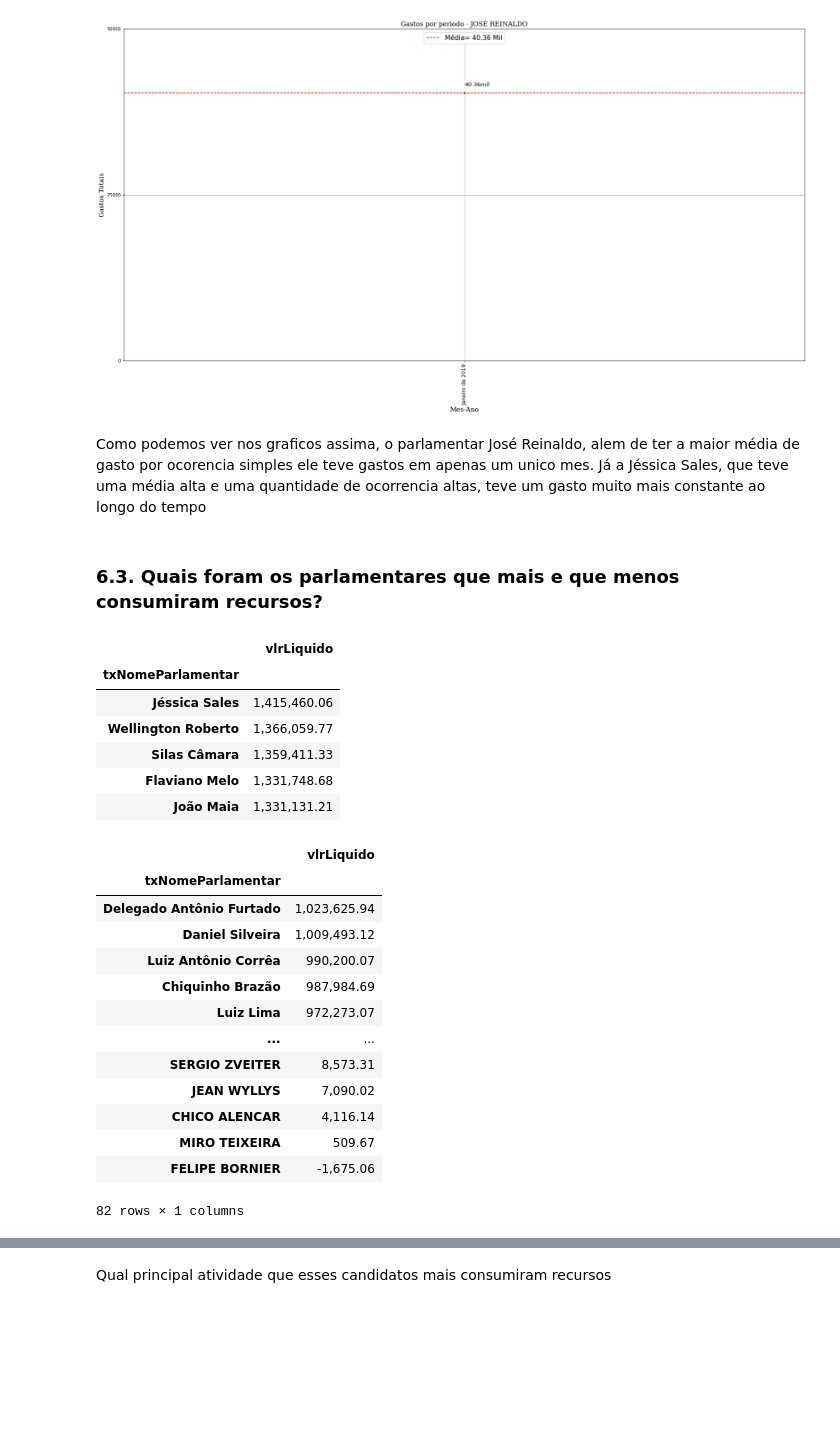
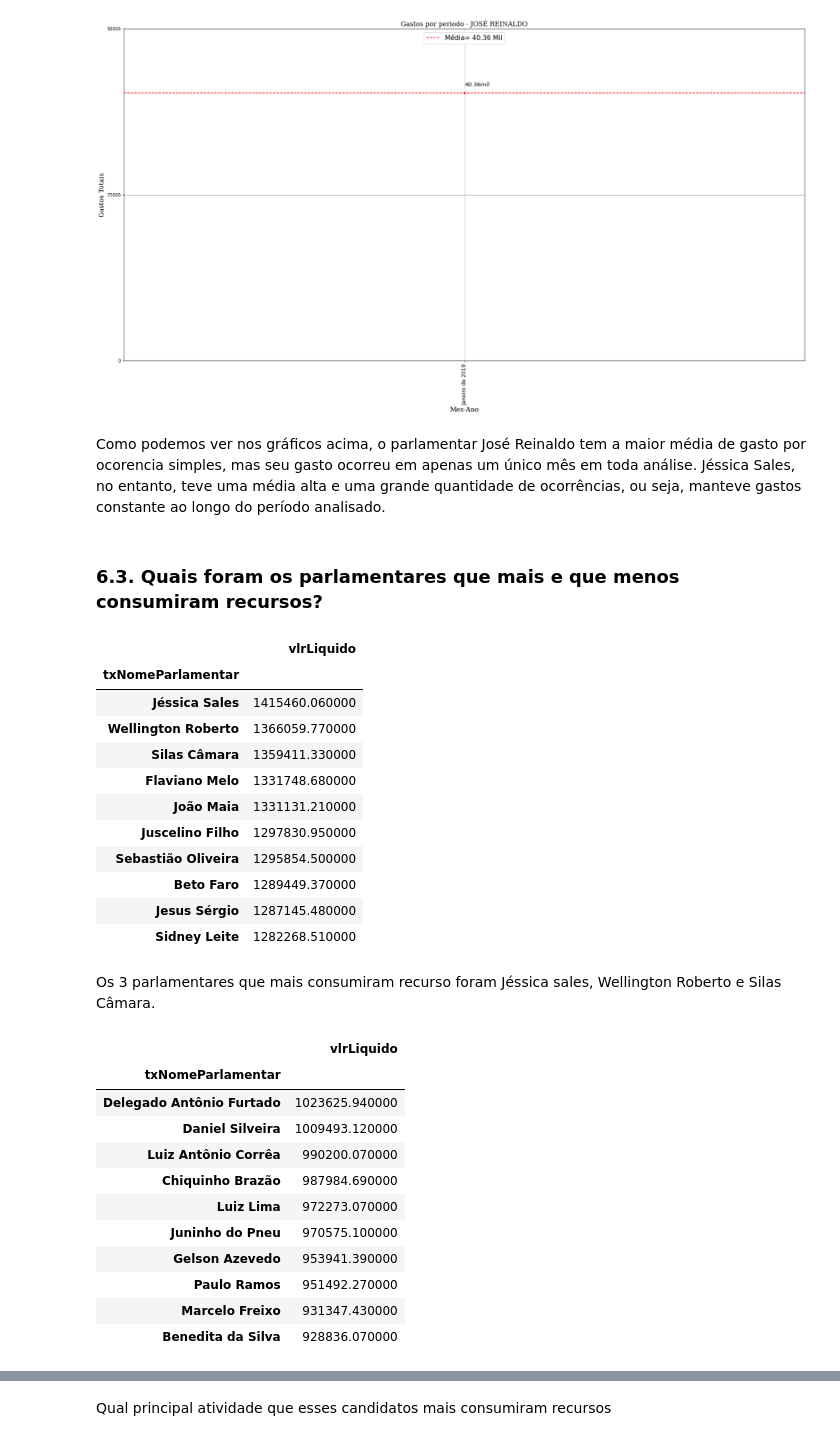
Before and after one commit to ViniciusCostaSouto/Projeto-Modulo-5-Grupo-9, a Jupyter notebook: Projeto_Final_Módulo_5_[G9].ipynb, the cells around one changed output, grey strips where cells are left out. Saved outputs shown, nothing was run; the diff lists cells and outputs as text; code cells hidden in the pictures; blank space fills up the shorter version.

```diff
--- a/Projeto_Final_Módulo_5_[G9].ipynb
+++ b/Projeto_Final_Módulo_5_[G9].ipynb
@@ -596,34 +620,40 @@ plt.grid()
 # %% [output]
 [figure]
 # %% [markdown]
-Como podemos ver nos graficos assima, o parlamentar José Reinaldo, alem de ter a maior média de gasto por ocorencia simples ele teve gastos em apenas um unico mes. Já a Jéssica Sales, que teve uma média alta e uma quantidade de ocorrencia altas, teve um gasto muito mais constante ao longo do tempo
+Como podemos ver nos gráficos acima, o parlamentar José Reinaldo tem a maior média de gasto por ocorencia simples, mas seu gasto ocorreu em apenas um único mês em toda análise.
+Jéssica Sales, no entanto, teve uma média alta e uma grande quantidade de ocorrências, ou seja, manteve gastos constante ao longo do período analisado.
 # %% [markdown]
 ### **6.3. Quais foram os parlamentares que mais e que menos consumiram recursos?**
 # %%
-questao3_1 = df.groupby('txNomeParlamentar')[['vlrLiquido']].sum().sort_values('vlrLiquido', ascending=False)
-questao3_1.head(5)
+questao3_1 = df.groupby('txNomeParlamentar')[['vlrLiquido']].sum().sort_values('vlrLiquido', ascending=False).head(10).style.format({'Gasto médio':'R$ {:.2F}'}).background_gradient(cmap='Oranges')
+questao3_1
 # %% [output]
 |  | vlrLiquido |
 | txNomeParlamentar |  |
-| Jéssica Sales | 1,415,460.06 |
-| Wellington Roberto | 1,366,059.77 |
-| Silas Câmara | 1,359,411.33 |
-| Flaviano Melo | 1,331,748.68 |
-| João Maia | 1,331,131.21 |
+| Jéssica Sales | 1415460.060000 |
+| Wellington Roberto | 1366059.770000 |
+| Silas Câmara | 1359411.330000 |
+| Flaviano Melo | 1331748.680000 |
+| João Maia | 1331131.210000 |
+| Juscelino Filho | 1297830.950000 |
+| Sebastião Oliveira | 1295854.500000 |
+| Beto Faro | 1289449.370000 |
+| Jesus Sérgio | 1287145.480000 |
+| Sidney Leite | 1282268.510000 |
+# %% [markdown]
+Os 3 parlamentares que mais consumiram recurso foram Jéssica sales, Wellington Roberto e Silas Câmara.
 # %%
-df[df.sgUF=='RJ'].groupby('txNomeParlamentar')[['vlrLiquido']].sum().sort_values('vlrLiquido', ascending=False)
+df[df.sgUF=='RJ'].groupby('txNomeParlamentar')[['vlrLiquido']].sum().sort_values('vlrLiquido', ascending=False).head(10).style.format({'Gasto médio':'R$ {:.2F}'}).background_gradient(cmap='Blues')
 # %% [output]
 |  | vlrLiquido |
 | txNomeParlamentar |  |
-| Delegado Antônio Furtado | 1,023,625.94 |
-| Daniel Silveira | 1,009,493.12 |
-| Luiz Antônio Corrêa | 990,200.07 |
-| Chiquinho Brazão | 987,984.69 |
-| Luiz Lima | 972,273.07 |
-| ... | ... |
-| SERGIO ZVEITER | 8,573.31 |
-| JEAN WYLLYS | 7,090.02 |
-| CHICO ALENCAR | 4,116.14 |
-| MIRO TEIXEIRA | 509.67 |
-| FELIPE BORNIER | -1,675.06 |
+| Delegado Antônio Furtado | 1023625.940000 |
+| Daniel Silveira | 1009493.120000 |
+| Luiz Antônio Corrêa | 990200.070000 |
+| Chiquinho Brazão | 987984.690000 |
+| Luiz Lima | 972273.070000 |
+| Juninho do Pneu | 970575.100000 |
+| Gelson Azevedo | 953941.390000 |
+| Paulo Ramos | 951492.270000 |
+| Marcelo Freixo | 931347.430000 |
+| Benedita da Silva | 928836.070000 |
-82 rows × 1 columns
```
Also changed, not shown: parts of 43 cells of this notebook.
